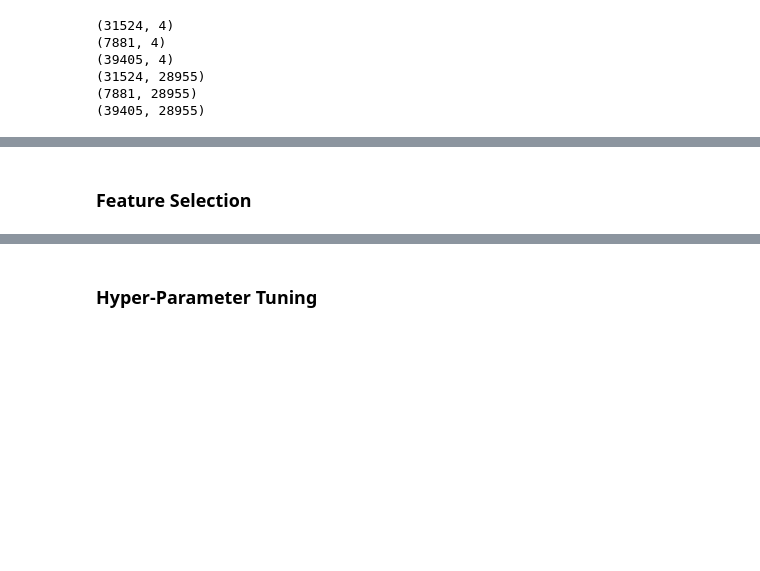
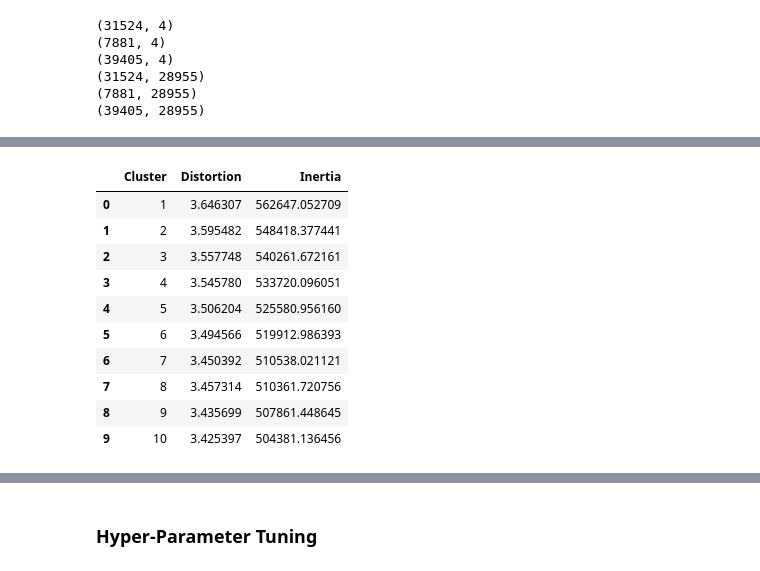
Before and after one commit to joshegladwell/us-school-shootings, a Jupyter notebook: codes/07-clustering/clustering.ipynb, the cells around one changed output, grey strips where cells are left out. Drawn from its saved outputs; the diff is of its cells as text; code cells hidden in the pictures; blank space fills up the shorter version.

```diff
--- a/codes/07-clustering/clustering.ipynb
+++ b/codes/07-clustering/clustering.ipynb
@@ -97,2 +102,14 @@ KeyboardInterrupt:
-# %% [markdown]
-### Feature Selection
+# %%
+evaluation
+# %% [output]
+|  | Cluster | Distortion | Inertia |
+| 0 | 1 | 3.646307 | 562647.052709 |
+| 1 | 2 | 3.595482 | 548418.377441 |
+| 2 | 3 | 3.557748 | 540261.672161 |
+| 3 | 4 | 3.545780 | 533720.096051 |
+| 4 | 5 | 3.506204 | 525580.956160 |
+| 5 | 6 | 3.494566 | 519912.986393 |
+| 6 | 7 | 3.450392 | 510538.021121 |
+| 7 | 8 | 3.457314 | 510361.720756 |
+| 8 | 9 | 3.435699 | 507861.448645 |
+| 9 | 10 | 3.425397 | 504381.136456 |
```
Also changed, not shown: parts of 2 cells of this notebook, 2 other files.
